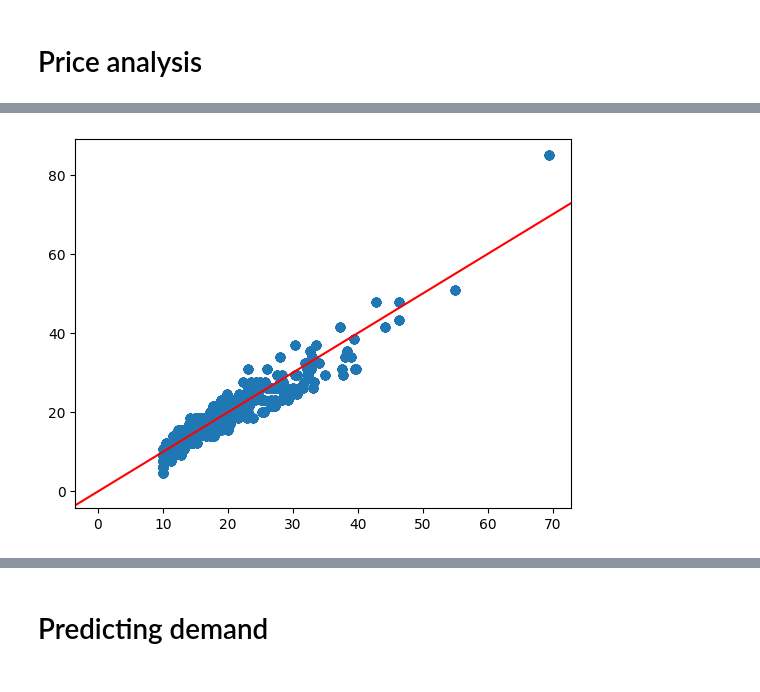
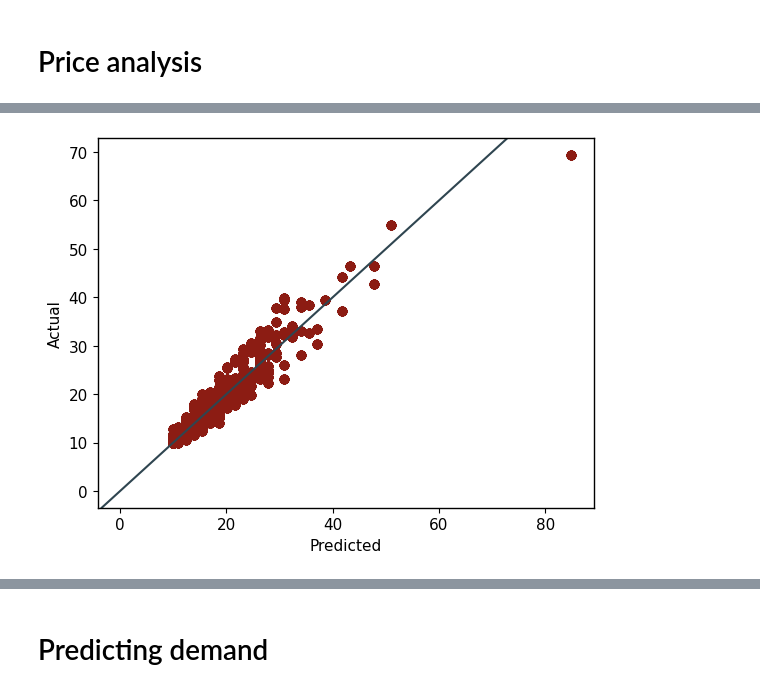
Before and after one commit to Jungar111/multi_agent_reinforcement_learning, a Jupyter notebook: notebooks/data_analysis_brooklyn.ipynb, the cells around one changed output, grey strips where cells are left out. Drawn from its saved outputs; the diff is of its cells as text; code cells hidden in the pictures.

```diff
--- a/notebooks/data_analysis_brooklyn.ipynb
+++ b/notebooks/data_analysis_brooklyn.ipynb
@@ -236,6 +219,7 @@ pred_df["log_price"] = np.log(pred_df["price"])
 # %%
 sc = StandardScaler()
 # %%
+glm_model = smf.glm(formula="price ~ -1 + travel_time", data=pred_df, family=sm.families.Gaussian())
 fitted_glm = glm_model.fit()
 # %%
 fitted_glm.summary()
@@ -260,0 +255,5 @@ sns.kdeplot(df["price"])
+# %%
+fitted_values = fitted_glm.get_prediction().summary_frame(alpha=0.05)
+fitted_values = fitted_values.sort_values("mean")
+# %%
+df = df.merge(fitted_values, left_index=True, right_index=True)
@@ -260,0 +294,4 @@ sns.kdeplot(df["price"])
+# %%
+new_fitted = fitted_values["mean"].copy()
+df["new_mean"] = df["mean"].copy()
+df.loc[df["new_mean"] < 10, "new_mean"] = 10
@@ -273,6 +331,8 @@ plt.show()
 # %%
-plt.scatter(pred_df["price"], fitted_glm.predict())
-plt.axline((0,0), slope=1, color="red")
+plt.scatter(np.maximum(df["mean"],10), df["price"])
+plt.axline((0,0), slope=1, color="#2F4550")
+plt.ylabel("Actual")
+plt.xlabel("Predicted")
 plt.show()
 # %% [output]
-[figure, old version]
+[figure, new version]
```
Also changed, not shown: parts of 26 cells of this notebook, 12 other files.
